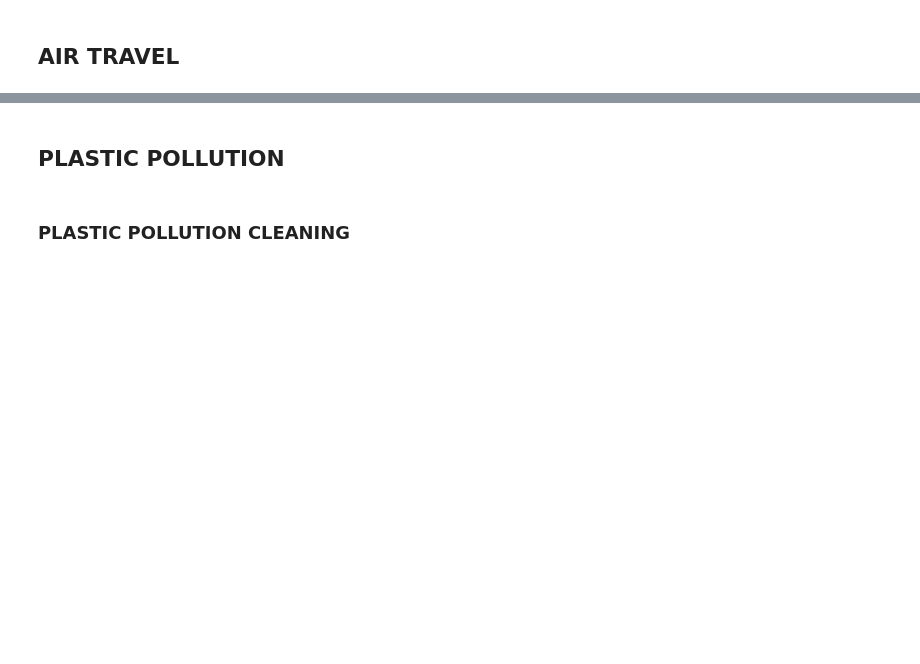
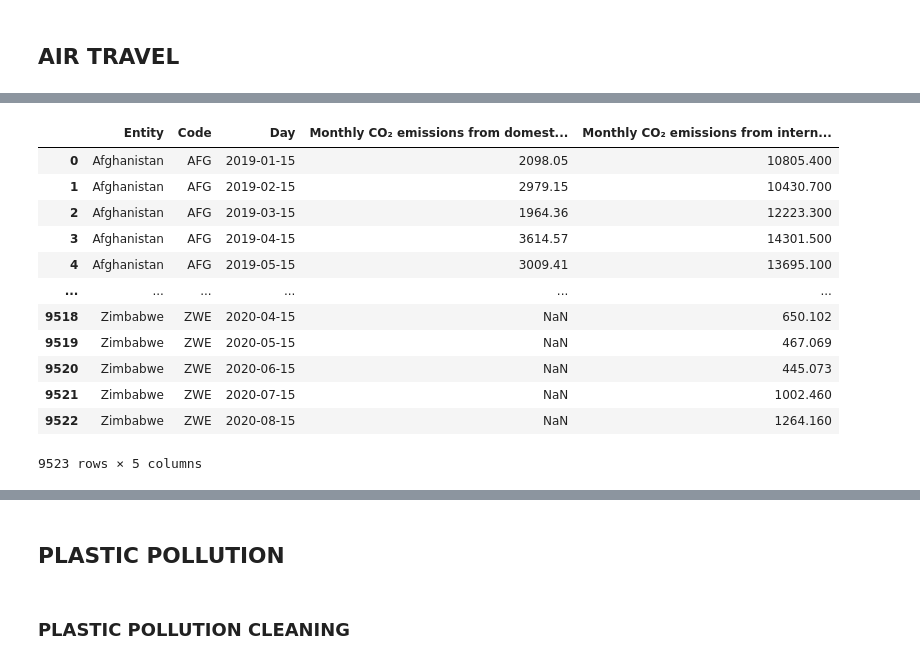
Before and after one commit to BenjaminIH/sql-database, a Jupyter notebook: main.ipynb, the cells around one changed output, grey strips where cells are left out. Cells and saved outputs as stored; diff of their text form; code cells hidden in the pictures; blank space fills up the shorter version.

```diff
--- a/main.ipynb
+++ b/main.ipynb
@@ -610,10 +443,24 @@ plt.show()
 # %%
 import pandas as pd
 import numpy as np
 import matplotlib.pyplot as plt
 
-df_co2 = pd.read_csv(r"C:\Users\benja\Ironhack\Week 4\project\sql-database\sources\MAIN - 5- monthly-co2-emissions-from-international-and-domestic-flights.csv")
+df_co2 = pd.read_csv(r"/Users/jpl/Class/Quests/sql-database/sources/MAIN - 5- monthly-co2-emissions-from-international-and-domestic-flights.csv")
 df_co2
+# %% [output]
+|  | Entity | Code | Day | Monthly CO₂ emissions from domest... | Monthly CO₂ emissions from intern... |
+| 0 | Afghanistan | AFG | 2019-01-15 | 2098.05 | 10805.400 |
+| 1 | Afghanistan | AFG | 2019-02-15 | 2979.15 | 10430.700 |
+| 2 | Afghanistan | AFG | 2019-03-15 | 1964.36 | 12223.300 |
+| 3 | Afghanistan | AFG | 2019-04-15 | 3614.57 | 14301.500 |
+| 4 | Afghanistan | AFG | 2019-05-15 | 3009.41 | 13695.100 |
+| ... | ... | ... | ... | ... | ... |
+| 9518 | Zimbabwe | ZWE | 2020-04-15 | NaN | 650.102 |
+| 9519 | Zimbabwe | ZWE | 2020-05-15 | NaN | 467.069 |
+| 9520 | Zimbabwe | ZWE | 2020-06-15 | NaN | 445.073 |
+| 9521 | Zimbabwe | ZWE | 2020-07-15 | NaN | 1002.460 |
+| 9522 | Zimbabwe | ZWE | 2020-08-15 | NaN | 1264.160 |
+9523 rows × 5 columns
 # %%
 df_co2 = df_co2.rename(columns={'Monthly CO₂ emissions from domestic aviation': 'CO2_domestic_aviation'})
 # %%
```
Also changed, not shown: parts of 78 cells of this notebook, 1 other file.
